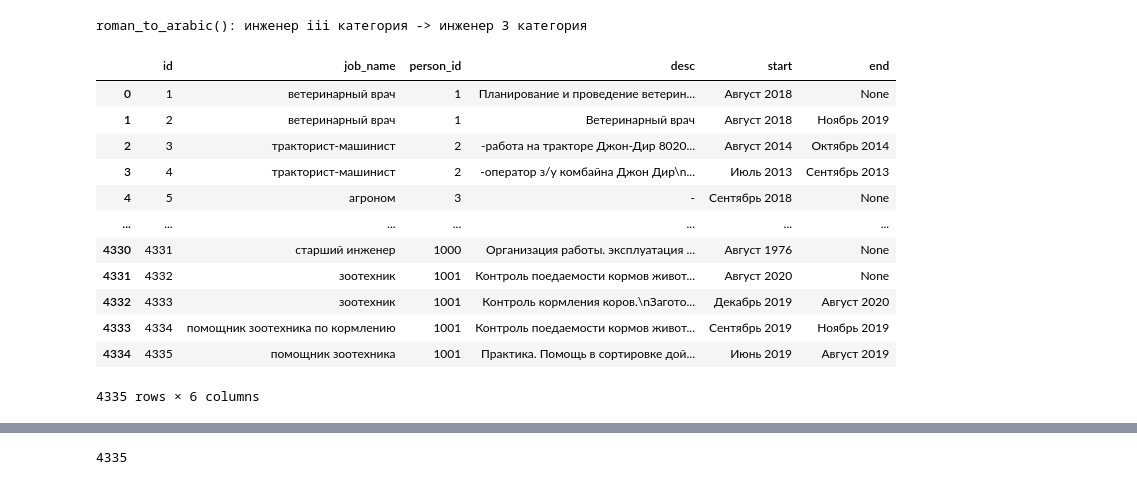
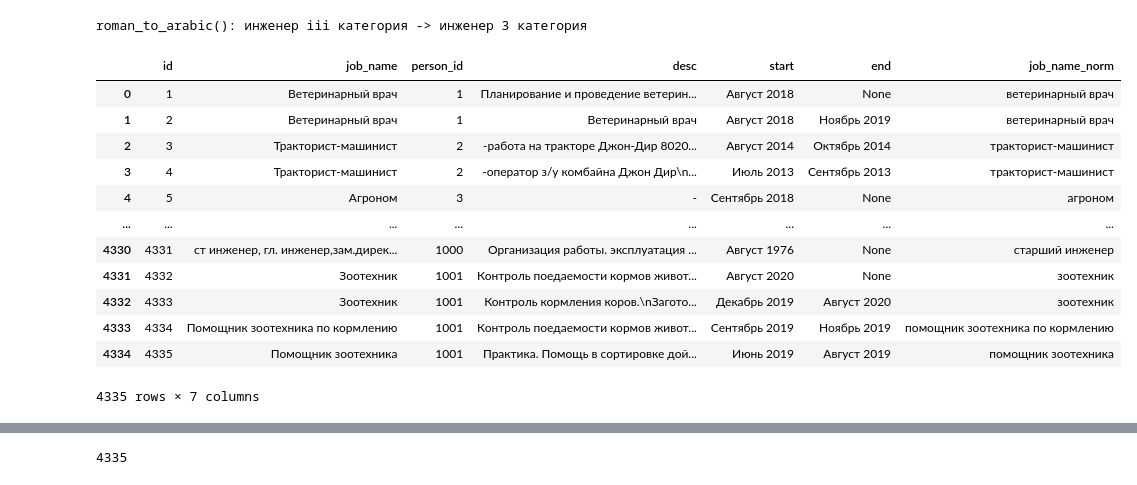
Before and after one commit to DCDsqd/AgroCode, a Jupyter notebook: src/data_normalization.ipynb, the cells around one changed output, grey strips where cells are left out. Cells and saved outputs as stored; diff of their text form; code cells hidden in the pictures.

```diff
--- a/src/data_normalization.ipynb
+++ b/src/data_normalization.ipynb
@@ -22,40 +22,42 @@ def to_lower(text: str) -> str:
     return text.lower()
 
 def cut(text: str) -> str:
-    symbols_for_cut = [",", "(", ";"]
+    symbols_for_cut = [",", "(", ";", ":"]
     for symbol in symbols_for_cut:
         idx = text.find(symbol)
         if idx != -1:
             text = text[:idx]
     return text
 
-jobs_df['job_name'] = jobs_df['job_name'].apply(to_lower)
-jobs_df['job_name'] = jobs_df['job_name'].apply(cut)
+jobs_df['job_name_norm'] = jobs_df['job_name'].apply(to_lower)
+jobs_df['job_name_norm'] = jobs_df['job_name_norm'].apply(cut)
 # %%
-spell = Speller("ru")
+is_spell_check_activated = cfg["activate_spell_check"]
+if is_spell_check_activated:
+    spell = Speller("ru")
 
-def correct(text: str) -> str:
-    return str(spell(text))
+    def correct(text: str) -> str:
+        return str(spell(text))
 
-jobs_df['job_name'] = jobs_df['job_name'].apply(correct)
+    jobs_df['job_name_norm'] = jobs_df['job_name_norm'].apply(correct)
 # %%
-jobs_df['job_name'] = jobs_df['job_name'].str.replace(".", " ")
-jobs_df['job_name'] = jobs_df['job_name'].str.replace("ё", "е")
+jobs_df['job_name_norm'] = jobs_df['job_name_norm'].str.replace(".", " ")
+jobs_df['job_name_norm'] = jobs_df['job_name_norm'].str.replace("ё", "е")
 
 # Использование регулярного выражения для замены двух или более пробелов на один пробел
 def replace_multiple_spaces(input_string):
     return re.sub(' +', ' ', input_string)
 
-jobs_df['job_name'] = jobs_df['job_name'].apply(replace_multiple_spaces)
+jobs_df['job_name_norm'] = jobs_df['job_name_norm'].apply(replace_multiple_spaces)
 
 # Использование регулярного выражения для замены любого количества табов на один пробел
 def replace_tabs_with_space(input_string):
     return re.sub('\t+', ' ', input_string)
 
-jobs_df['job_name'] = jobs_df['job_name'].apply(replace_tabs_with_space)
+jobs_df['job_name_norm'] = jobs_df['job_name_norm'].apply(replace_tabs_with_space)
 
-jobs_df['job_name'] = jobs_df['job_name'].str.replace(r"\s*-\s*", "-", regex=True)
-jobs_df['job_name'] = jobs_df['job_name'].str.replace(r"\s*/\s*", " / ", regex=True)
+jobs_df['job_name_norm'] = jobs_df['job_name_norm'].str.replace(r"\s*-\s*", "-", regex=True)
+jobs_df['job_name_norm'] = jobs_df['job_name_norm'].str.replace(r"\s*/\s*", " / ", regex=True)
 
 
 # Словарь для расшифровки сокращений
@@ -68,13 +70,13 @@ def expand_abbreviations(job_name, abbr_dict=abbreviation_dict):
         job_name = job_name.replace(" " + abbr + " ", " " + full_form + " ")
     return job_name.strip()
 
-jobs_df['job_name'] = jobs_df['job_name'].apply(expand_abbreviations)
+jobs_df['job_name_norm'] = jobs_df['job_name_norm'].apply(expand_abbreviations)
 
 
 def remove_reducant_space(text: str) -> str:
     return text.strip()
 
-jobs_df['job_name'] = jobs_df['job_name'].apply(remove_reducant_space)
+jobs_df['job_name_norm'] = jobs_df['job_name_norm'].apply(remove_reducant_space)
 
 
 # функция, которая преобразует римские цифры в арабские в строке
@@ -82,44 +84,52 @@ def roman_to_arabic(input_string):
     # Roman numeral mapping
     roman_numerals = {
         'I': 1, 'II': 2, 'III': 3, 'IV': 4, 'V': 5,
         'VI': 6, 'VII': 7, 'VIII': 8, 'IX': 9, 'X': 10,
         'XI': 11, 'XII': 12, 'XIII': 13, 'XIV': 14, 'XV': 15,
         'XVI': 16, 'XVII': 17, 'XVIII': 18, 'XIX': 19, 'XX': 20,
         # Добавьте больше отображений, если нужно
     }
 
     # Разбиваем входную строку на слова
     words = input_string.split()
 
     # Заменяем римские цифры на арабские числа
     for i, word in enumerate(words):
         if word.upper() in roman_numerals:
             words[i] = str(roman_numerals[word.upper()])
 
     # Объединяем слова обратно в строку
     res = ' '.join(words)
 
     if res != input_string:
         print("roman_to_arabic(): " + input_string + " -> " + res)
 
     return res
 
-jobs_df['job_name'] = jobs_df['job_name'].apply(roman_to_arabic)
+jobs_df['job_name_norm'] = jobs_df['job_name_norm'].apply(roman_to_arabic)
+
+def drop_everything_after_first_digit(input_string: str) -> str:
+    for index, char in enumerate(input_string):
+        if char.isdigit():
+            return input_string[:index]
+    return input_string
+
+jobs_df['job_name_norm'] = jobs_df['job_name_norm'].apply(drop_everything_after_first_digit)
 
 pd.set_option('display.max_rows', 10)
 jobs_df
 # %% [output]
 roman_to_arabic(): инженер iii категория -> инженер 3 категория
-|  | id | job_name | person_id | desc | start | end |
-| 0 | 1 | ветеринарный врач | 1 | Планирование и проведение ветерин... | Август 2018 | None |
-| 1 | 2 | ветеринарный врач | 1 | Ветеринарный врач | Август 2018 | Ноябрь 2019 |
-| 2 | 3 | тракторист-машинист | 2 | -работа на тракторе Джон-Дир 8020... | Август 2014 | Октябрь 2014 |
-| 3 | 4 | тракторист-машинист | 2 | -оператор з/у комбайна Джон Дир\n... | Июль 2013 | Сентябрь 2013 |
-| 4 | 5 | агроном | 3 | - | Сентябрь 2018 | None |
-| ... | ... | ... | ... | ... | ... | ... |
-| 4330 | 4331 | старший инженер | 1000 | Организация работы. эксплуатация ... | Август 1976 | None |
-| 4331 | 4332 | зоотехник | 1001 | Контроль поедаемости кормов живот... | Август 2020 | None |
-| 4332 | 4333 | зоотехник | 1001 | Контроль кормления коров.\nЗагото... | Декабрь 2019 | Август 2020 |
-| 4333 | 4334 | помощник зоотехника по кормлению | 1001 | Контроль поедаемости кормов живот... | Сентябрь 2019 | Ноябрь 2019 |
-| 4334 | 4335 | помощник зоотехника | 1001 | Практика. Помощь в сортировке дой... | Июнь 2019 | Август 2019 |
+|  | id | job_name | person_id | desc | start | end | job_name_norm |
+| 0 | 1 | Ветеринарный врач | 1 | Планирование и проведение ветерин... | Август 2018 | None | ветеринарный врач |
+| 1 | 2 | Ветеринарный врач | 1 | Ветеринарный врач | Август 2018 | Ноябрь 2019 | ветеринарный врач |
+| 2 | 3 | Тракторист-машинист | 2 | -работа на тракторе Джон-Дир 8020... | Август 2014 | Октябрь 2014 | тракторист-машинист |
+| 3 | 4 | Тракторист-машинист | 2 | -оператор з/у комбайна Джон Дир\n... | Июль 2013 | Сентябрь 2013 | тракторист-машинист |
+| 4 | 5 | Агроном | 3 | - | Сентябрь 2018 | None | агроном |
+| ... | ... | ... | ... | ... | ... | ... | ... |
+| 4330 | 4331 | ст инженер, гл. инженер,зам.дирек... | 1000 | Организация работы. эксплуатация ... | Август 1976 | None | старший инженер |
+| 4331 | 4332 | Зоотехник | 1001 | Контроль поедаемости кормов живот... | Август 2020 | None | зоотехник |
+| 4332 | 4333 | Зоотехник | 1001 | Контроль кормления коров.\nЗагото... | Декабрь 2019 | Август 2020 | зоотехник |
+| 4333 | 4334 | Помощник зоотехника по кормлению | 1001 | Контроль поедаемости кормов живот... | Сентябрь 2019 | Ноябрь 2019 | помощник зоотехника по кормлению |
+| 4334 | 4335 | Помощник зоотехника | 1001 | Практика. Помощь в сортировке дой... | Июнь 2019 | Август 2019 | помощник зоотехника |
-4335 rows × 6 columns
+4335 rows × 7 columns
```
Also changed, not shown: parts of 4 cells of this notebook, 2 other files.
